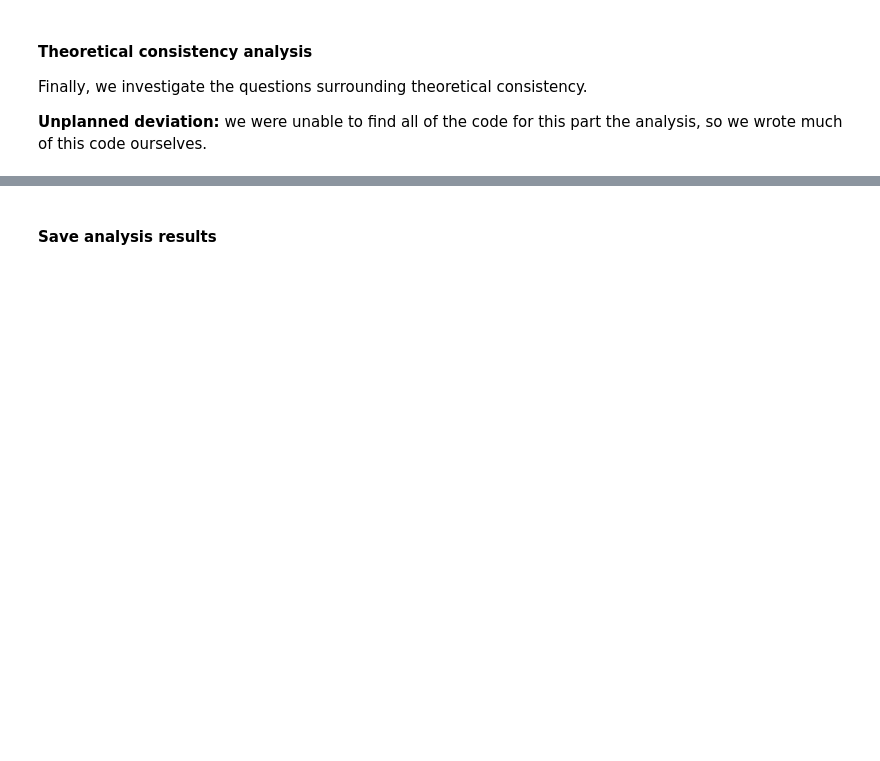
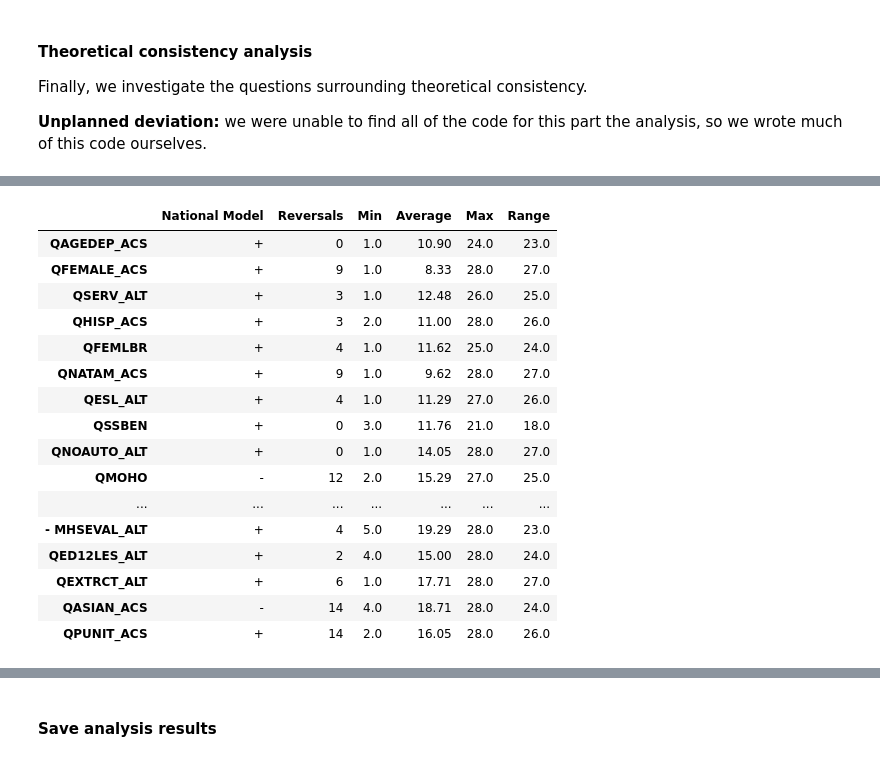
Before and after one commit to HEGSRR/RPl-Spielman-2020, a Jupyter notebook: procedure/code/reproduction/reproduction_report.ipynb, the cells around one changed output, grey strips where cells are left out. Cells and saved outputs as stored; diff of their text form; code cells hidden in the pictures; blank space fills up the shorter version.

```diff
--- a/procedure/code/reproduction/reproduction_report.ipynb
+++ b/procedure/code/reproduction/reproduction_report.ipynb
@@ -1247,11 +1307,10 @@ rankContrib.index = rankContrib["index"]
 rankContrib = rankContrib.drop(columns = ["index"])
 
 # Step TC5: Calculate summary statistics for each variable
-summary_stats = pd.DataFrame( {"min": rankContrib.min(axis = 1).round(0),
-                               "max": rankContrib.max(axis = 1).round(0),
-                               "range": rankContrib.max(axis = 1) - rankContrib.min(axis = 1).round(0),
-                               "avg": rankContrib.mean(axis = 1).round(2),
-                               "expected": "+"
+summary_stats = pd.DataFrame( {"Min": rankContrib.min(axis = 1).round(0),
+                               "Max": rankContrib.max(axis = 1).round(0),
+                               "Range": rankContrib.max(axis = 1) - rankContrib.min(axis = 1).round(0),
+                               "Average": rankContrib.mean(axis = 1).round(2)
                               } )
 
 # Step TC6: determine signs of USA model
@@ -1264,34 +1323,52 @@ usa = variable_contributions["USA"].apply(pos_neg)
 
 # Step TC7: Determine all positive/negatives
 reversals_adj = variable_contributions < 0
 
 # Step TC8: Separate data
 reference = reversals_adj[["USA"]]
 other_vars = reversals_adj.drop(columns = ["USA"])
 
 # Step TC9: Determine all reversals from expected sign
 for i in range(len(other_vars.columns)):
     other_vars.iloc[:, i] = reversals_adj["USA"].eq(other_vars.iloc[:, i]).eq(False)
 
 # Step TC10: calculate reversals
-reversal_sum = pd.DataFrame( {"reversals": other_vars.sum(axis = 1)} )
+reversal_sum = pd.DataFrame( {"Reversals": other_vars.sum(axis = 1)} )
 
 # Step TC11: Join data
 summary_stats = summary_stats.merge(reversal_sum, left_index = True, right_index = True)
 
 # Step TC12: Join data
 summary_stats = summary_stats.merge(usa, left_index = True, right_index = True)
 
 # Step TC13: Change index labels to reflect any changes prior to SoVI calculation
 for name, sign, sample, hrname in input_names:
     if sign == 'neg':
         summary_stats = summary_stats.rename(index={name: '- '+ name})
     else:
         pass
 
 # Table aesthetics edits
-summary_stats = summary_stats.rename(columns={"USA": "original"})
-summary_stats = summary_stats.loc[:,['expected', 'original', 'reversals', 'min', 'avg', 'max', 'range']]
+summary_stats = summary_stats.rename(columns={"USA": "National Model"})
+summary_stats = summary_stats.loc[:,['National Model', 'Reversals', 'Min', 'Average', 'Max', 'Range']]
 
 summary_stats
+# %% [output]
+|  | National Model | Reversals | Min | Average | Max | Range |
+| QAGEDEP_ACS | + | 0 | 1.0 | 10.90 | 24.0 | 23.0 |
+| QFEMALE_ACS | + | 9 | 1.0 | 8.33 | 28.0 | 27.0 |
+| QSERV_ALT | + | 3 | 1.0 | 12.48 | 26.0 | 25.0 |
+| QHISP_ACS | + | 3 | 2.0 | 11.00 | 28.0 | 26.0 |
+| QFEMLBR | + | 4 | 1.0 | 11.62 | 25.0 | 24.0 |
+| QNATAM_ACS | + | 9 | 1.0 | 9.62 | 28.0 | 27.0 |
+| QESL_ALT | + | 4 | 1.0 | 11.29 | 27.0 | 26.0 |
+| QSSBEN | + | 0 | 3.0 | 11.76 | 21.0 | 18.0 |
+| QNOAUTO_ALT | + | 0 | 1.0 | 14.05 | 28.0 | 27.0 |
+| QMOHO | - | 12 | 2.0 | 15.29 | 27.0 | 25.0 |
+| ... | ... | ... | ... | ... | ... | ... |
+| - MHSEVAL_ALT | + | 4 | 5.0 | 19.29 | 28.0 | 23.0 |
+| QED12LES_ALT | + | 2 | 4.0 | 15.00 | 28.0 | 24.0 |
+| QEXTRCT_ALT | + | 6 | 1.0 | 17.71 | 28.0 | 27.0 |
+| QASIAN_ACS | - | 14 | 4.0 | 18.71 | 28.0 | 24.0 |
+| QPUNIT_ACS | + | 14 | 2.0 | 16.05 | 28.0 | 26.0 |
 # %% [markdown]
```
Also changed, not shown: parts of 30 cells of this notebook, 5 other files.
